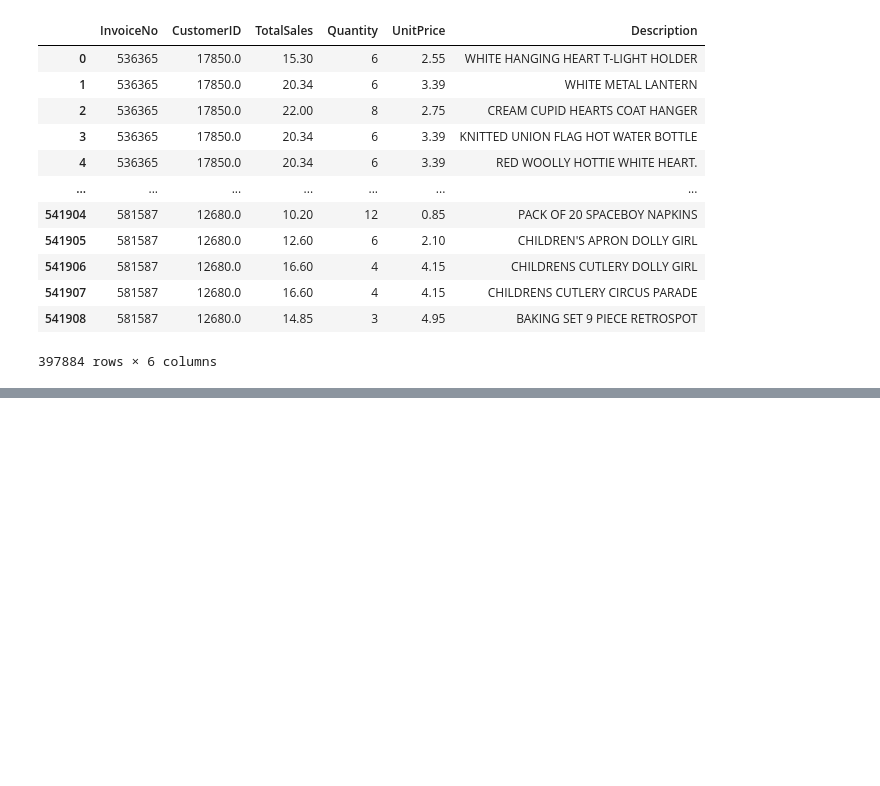
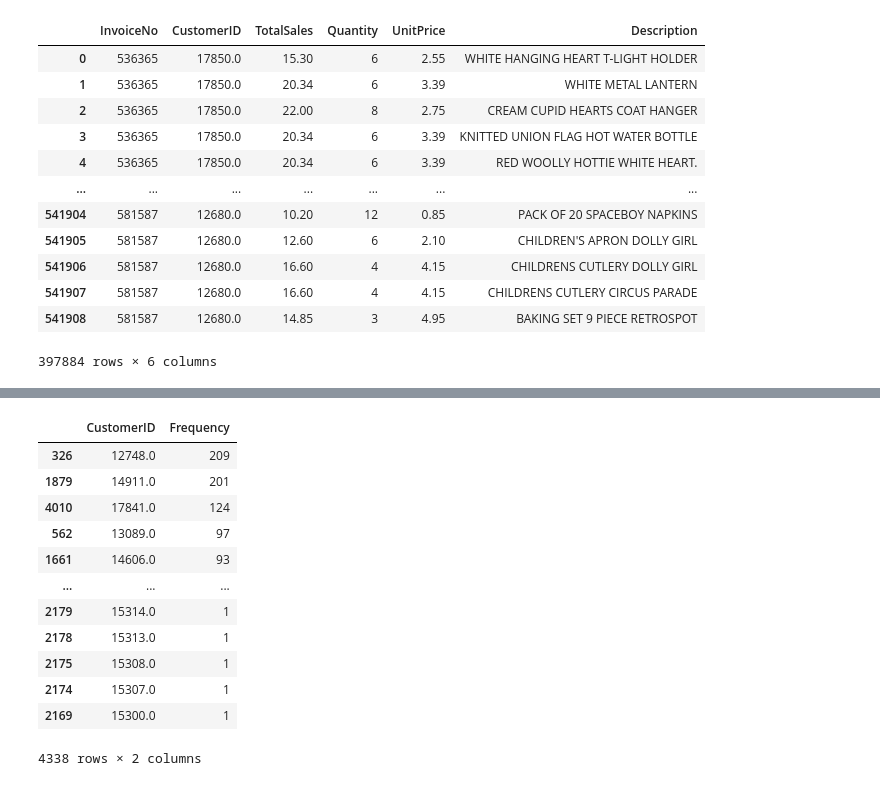
Before and after one commit to zeehayat/SalesDataAnalysis, a Jupyter notebook: Ecommerce Data Analysis.ipynb, the cells around one changed output, grey strips where cells are left out. Drawn from its saved outputs; the diff is of its cells as text; code cells hidden in the pictures; blank space fills up the shorter version.

```diff
--- a/Ecommerce Data Analysis.ipynb
+++ b/Ecommerce Data Analysis.ipynb
@@ -315,0 +343,20 @@ sns.boxplot(x=df['LogTotalSales'])
+# %%
+# Calculate Frequency
+# Frequency is the number of unique purchases per customer.
+freq = df.groupby('CustomerID')['InvoiceNo'].nunique().reset_index()
+freq.columns = ['CustomerID','Frequency']
+freq.sort_values(by='Frequency', ascending=False)
+# %% [output]
+|  | CustomerID | Frequency |
+| 326 | 12748.0 | 209 |
+| 1879 | 14911.0 | 201 |
+| 4010 | 17841.0 | 124 |
+| 562 | 13089.0 | 97 |
+| 1661 | 14606.0 | 93 |
+| ... | ... | ... |
+| 2179 | 15314.0 | 1 |
+| 2178 | 15313.0 | 1 |
+| 2175 | 15308.0 | 1 |
+| 2174 | 15307.0 | 1 |
+| 2169 | 15300.0 | 1 |
+4338 rows × 2 columns
```
Also changed, not shown: parts of 35 cells of this notebook.
